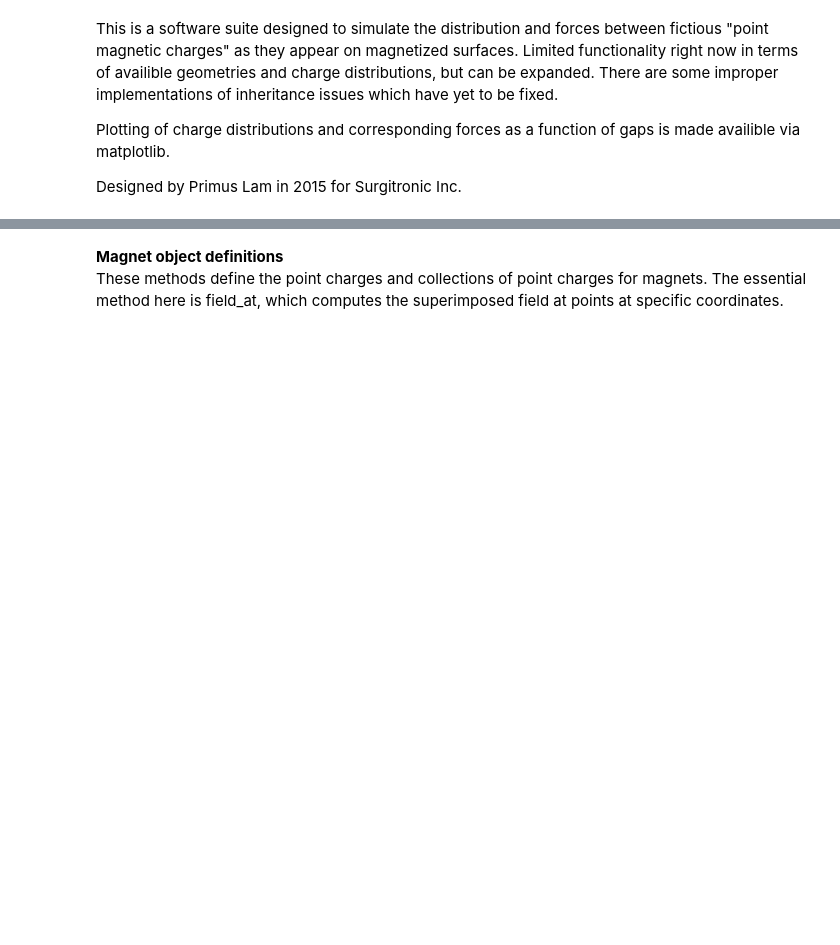
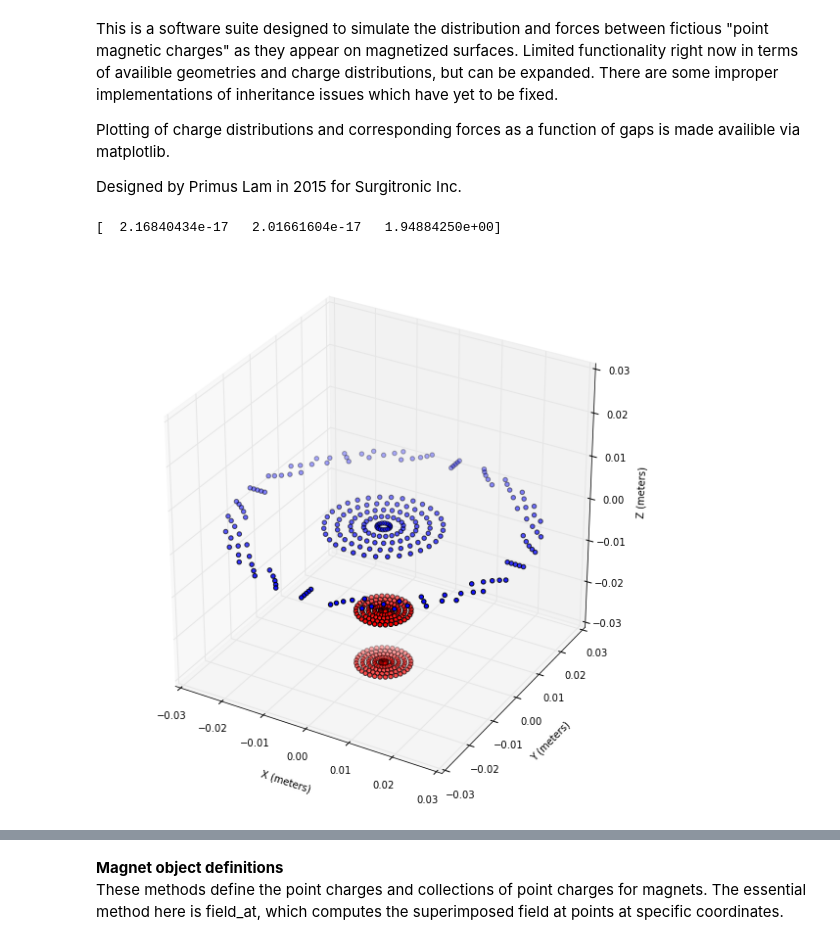
Before and after one commit to primuslam/magnet_simulation, a Jupyter notebook: Magnet_Simulation.ipynb, the cells around one changed output, grey strips where cells are left out. Cells and saved outputs as stored; diff of their text form; code cells hidden in the pictures; blank space fills up the shorter version.

```diff
--- a/Magnet_Simulation.ipynb
+++ b/Magnet_Simulation.ipynb
@@ -15,3 +15,20 @@ from mpl_toolkits.mplot3d import Axes3D
 %matplotlib inline
 %run source/magnet_define.py
 %run source/magnet_shapes.py
+# %%
+em_outside = disk_magnet(np.array([0, 0, 0]), .028, .0325, SLICES, .7)
+em_inside = disk_magnet(np.array([0, 0, 0]), 0, .0135, SLICES, -.7)
+# em = em_inside
+em = em_outside + em_inside
+# print(em)
+
+gap = 0.020
+radius = 0.00635
+thickness = 0.0127
+
+perm = cylinder_magnet(np.array([0, 0, -gap]), radius, thickness, .6619, color='r')
+print(em.force_on(perm))
+plot_magnet([perm, em])
+# %% [output]
+[  2.16840434e-17   2.01661604e-17   1.94884250e+00]
+[figure, added]
```
Also changed, not shown: parts of 1 cell of this notebook, 1 other file.
